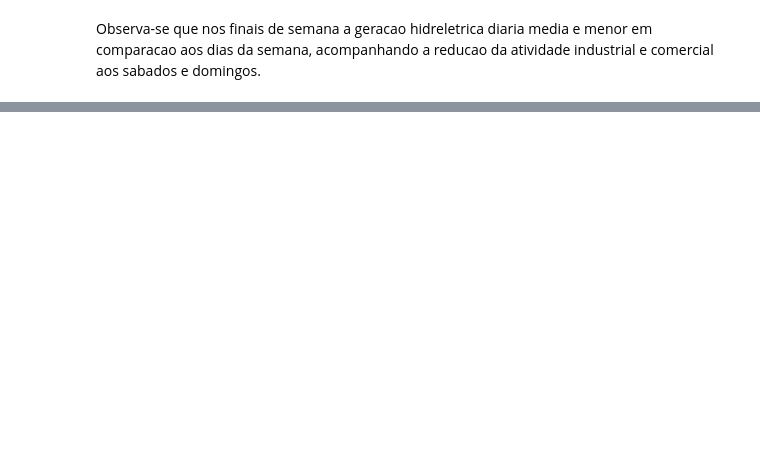
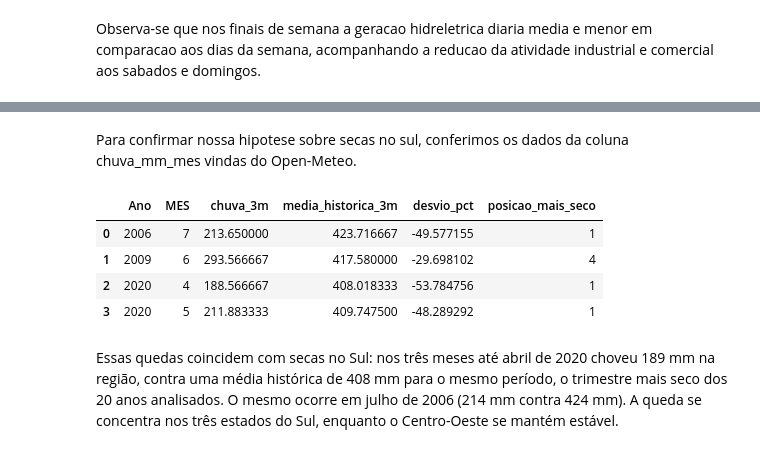
Before and after one commit to soplima/trabalho_final, a Jupyter notebook: analise.ipynb, the cells around one changed output, grey strips where cells are left out. Drawn from its saved outputs; the diff is of its cells as text; code cells hidden in the pictures; blank space fills up the shorter version.

```diff
--- a/analise.ipynb
+++ b/analise.ipynb
@@ -637,0 +912,34 @@ Observa-se que nos finais de semana a geracao hidreletrica diaria media e menor
+# %% [markdown]
+Para confirmar nossa hipotese sobre secas no sul, conferimos os dados da coluna chuva_mm_mes vindas do Open-Meteo.
+# %%
+con.execute("""
+    WITH chuva_sul AS (
+        SELECT Ano, MES, AVG(chuva_mm_mes) AS chuva_mm
+        FROM read_parquet('clima_mensal.parquet')
+        WHERE id_estado IN ('PR','SC','RS')
+        GROUP BY Ano, MES
+    ),
+    acumulada AS (
+        SELECT Ano, MES,
+               SUM(chuva_mm) OVER (ORDER BY Ano, MES
+                                   ROWS BETWEEN 2 PRECEDING AND CURRENT ROW) AS chuva_3m
+        FROM chuva_sul
+    )
+    SELECT Ano, MES, chuva_3m,
+           AVG(chuva_3m) OVER (PARTITION BY MES) AS media_historica_3m,
+           100 * (chuva_3m / AVG(chuva_3m) OVER (PARTITION BY MES) - 1) AS desvio_pct,
+           RANK() OVER (PARTITION BY MES ORDER BY chuva_3m) AS posicao_mais_seco
+    FROM acumulada
+    QUALIFY (Ano = 2006 AND MES = 7)
+         OR (Ano = 2009 AND MES = 6)
+         OR (Ano = 2020 AND MES IN (4, 5))
+    ORDER BY Ano, MES
+""").df()
+# %% [output]
+|  | Ano | MES | chuva_3m | media_historica_3m | desvio_pct | posicao_mais_seco |
+| 0 | 2006 | 7 | 213.650000 | 423.716667 | -49.577155 | 1 |
+| 1 | 2009 | 6 | 293.566667 | 417.580000 | -29.698102 | 4 |
+| 2 | 2020 | 4 | 188.566667 | 408.018333 | -53.784756 | 1 |
+| 3 | 2020 | 5 | 211.883333 | 409.747500 | -48.289292 | 1 |
+# %% [markdown]
+Essas quedas coincidem com secas no Sul: nos três meses até abril de 2020 choveu 189 mm na região, contra uma média histórica de 408 mm para o mesmo período, o trimestre mais seco dos 20 anos analisados. O mesmo ocorre em julho de 2006 (214 mm contra 424 mm). A queda se concentra nos três estados do Sul, enquanto o Centro-Oeste se mantém estável.
```
Also changed, not shown: parts of 33 cells of this notebook.
